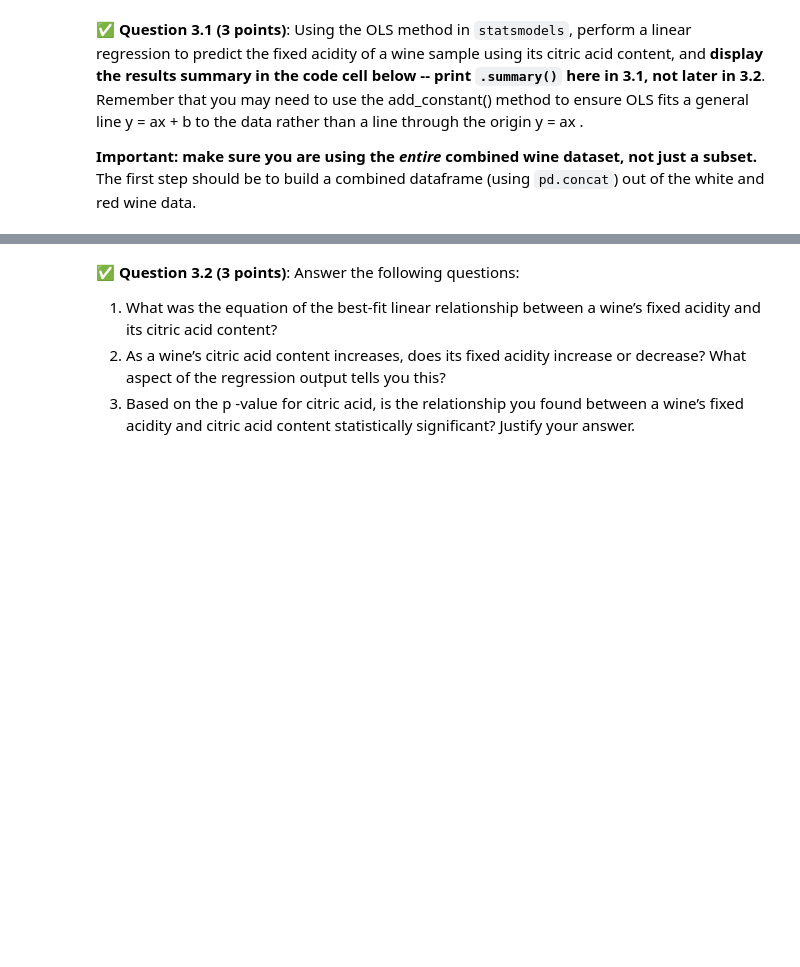
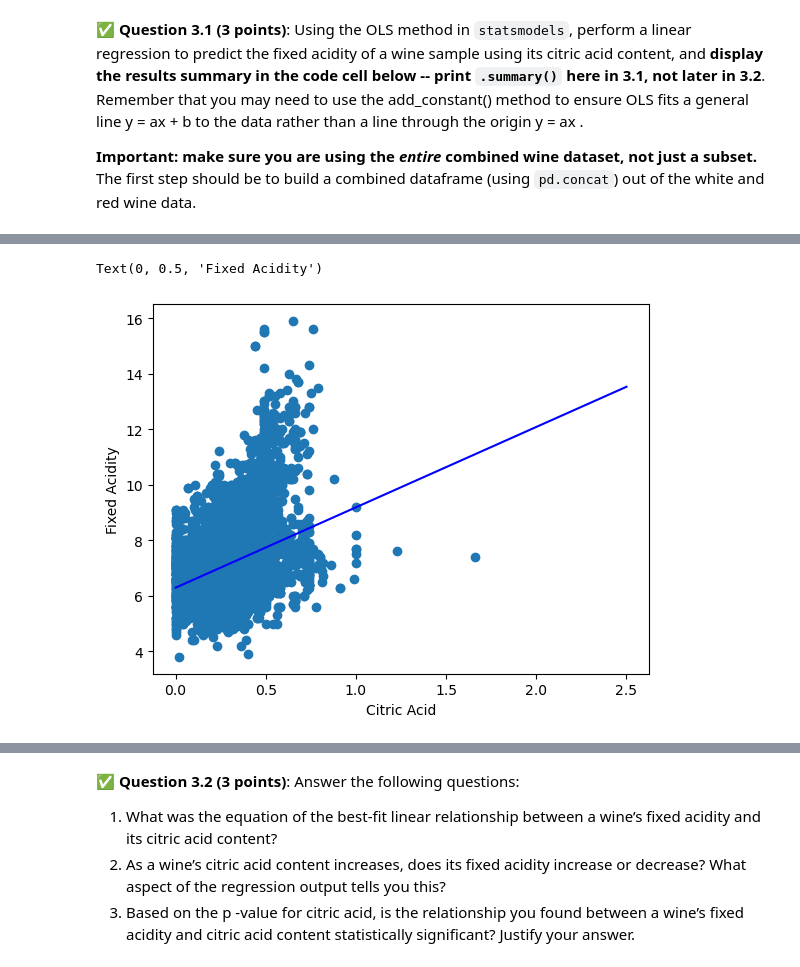
Before and after one commit to ChrSch6767/CMSE202-f26-turnin, a Jupyter notebook: hw-03/HW03-Regression-STUDENT.ipynb, the cells around one changed output, grey strips where cells are left out. Drawn from its saved outputs; the diff is of its cells as text; code cells hidden in the pictures; blank space fills up the shorter version.

```diff
--- a/hw-03/HW03-Regression-STUDENT.ipynb
+++ b/hw-03/HW03-Regression-STUDENT.ipynb
@@ -301,3 +301,14 @@ This regression analysis can reveal subtle patterns in acidity management, helpi
 **Important: make sure you are using the _entire_ combined wine dataset, not just a subset.** The first step should be to build a combined dataframe (using `pd.concat`) out of the white and red wine data.
 # %%
 # Put your code here
+import statsmodels.api as sm
+from statsmodels.sandbox.regression.predstd import wls_prediction_std
+
+wine = pd.concat([red_wine, white_wine])
+wine_acid = wine["fixed acidity"]
+wine_citric = wine["citric acid"]
+X = sm.add_constant(wine_citric)
+results = sm.OLS(wine_acid, X).fit()
+
+print(results.summary())
+print(results.params)
@@ -304,3 +333,21 @@ This regression analysis can reveal subtle patterns in acidity management, helpi
+# %%
+import numpy as np
+rwine_citric = red_wine["citric acid"]
+rwine_acid = red_wine["fixed acidity"]
+wwine_citric = white_wine["citric acid"]
+wwine_acid = white_wine["fixed acidity"]
+
+plt.scatter(wine_citric, wine_acid)
+
+
+x = np.linspace(0, 2.5, 20)
+y = 2.89441 * x + 6.293053
+plt.plot(x, y, c="b")
+plt.xlabel("Citric Acid")
+plt.ylabel("Fixed Acidity")
+# %% [output]
+Text(0, 0.5, 'Fixed Acidity')
+[figure, added]
 # %% [markdown]
 <!-- END QUESTION -->
 <!-- DO NOT MODIFY OR DELETE THIS CELL. Make sure your solution to the question above is in the cell(s) above this one. -->
```
Also changed, not shown: parts of 8 cells of this notebook.
